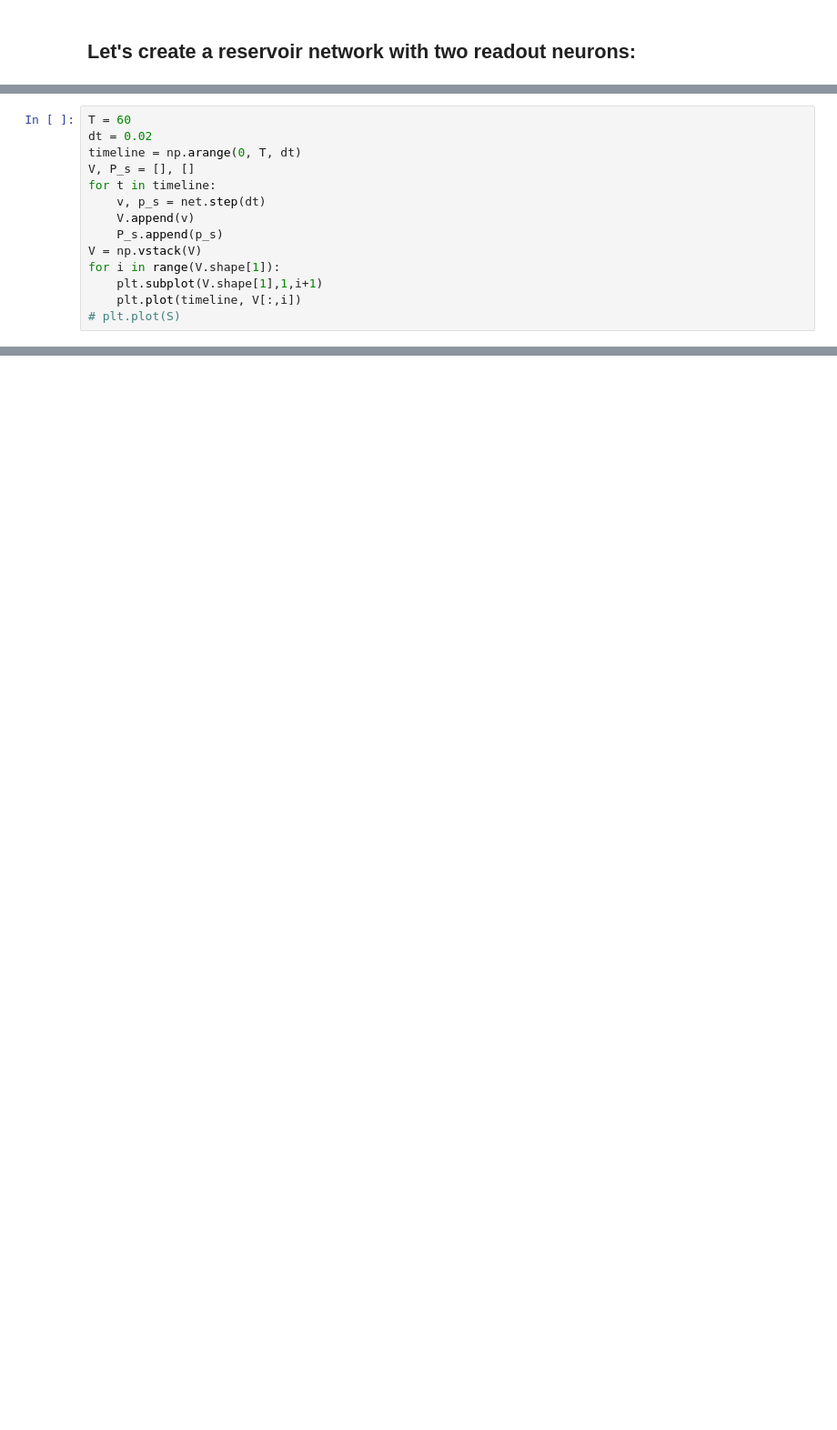
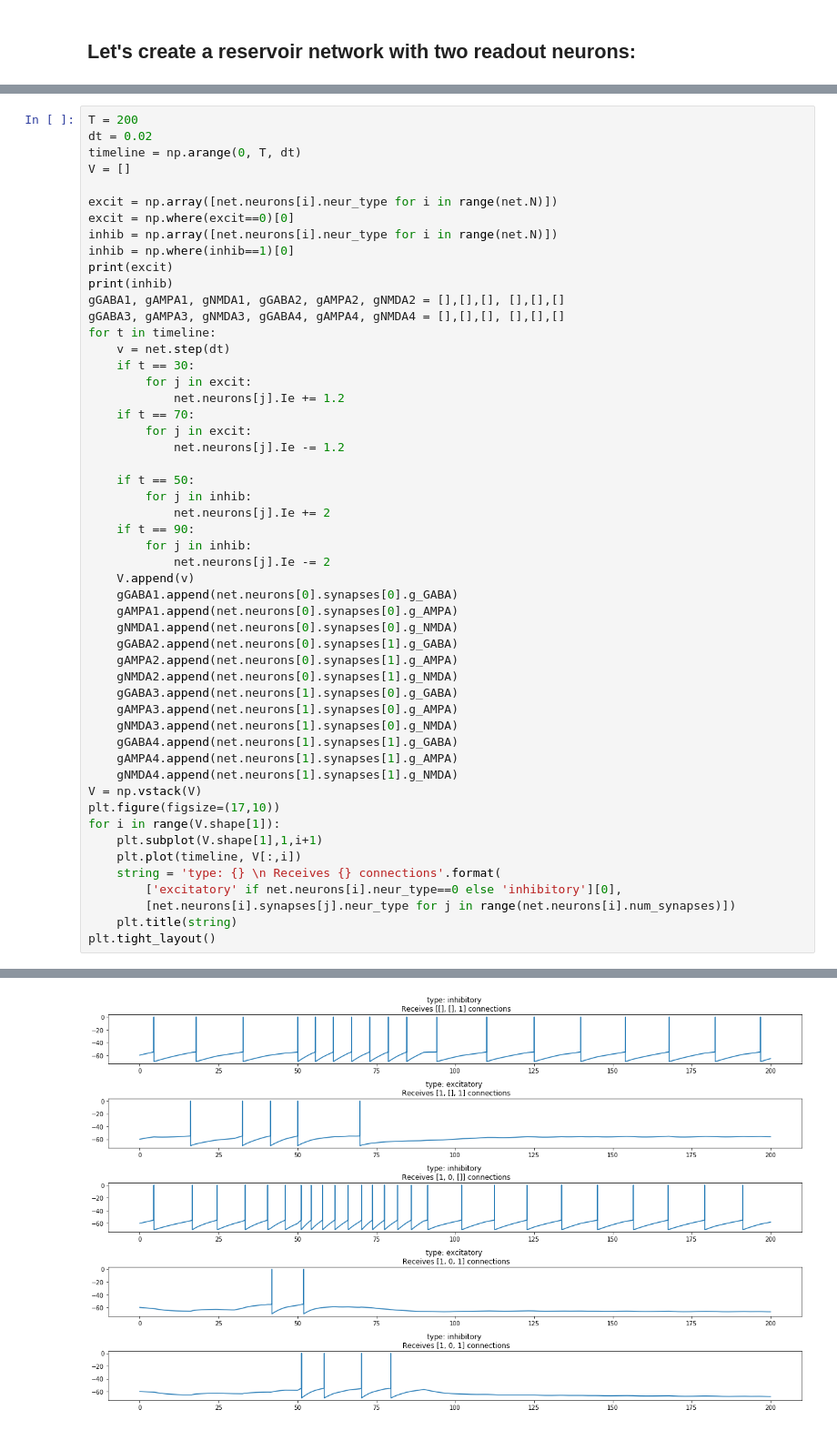
Before and after one commit to zardoz81/TUTORIALS, a Jupyter notebook: Integrate_and_fire_ExInh-Eligibility.ipynb, the cells around one changed output, grey strips where cells are left out. Shown: that part at 91% size. Drawn from its saved outputs; the diff is of its cells as text; blank space fills up the shorter version.

```diff
--- a/Integrate_and_fire_ExInh-Eligibility.ipynb
+++ b/Integrate_and_fire_ExInh-Eligibility.ipynb
@@ -526,14 +271,0 @@ dt:             0.01
-# %%
-T = 60
-dt = 0.02
-timeline = np.arange(0, T, dt)
-V, P_s = [], []
-for t in timeline:
-    v, p_s = net.step(dt)
-    V.append(v)
-    P_s.append(p_s)
-V = np.vstack(V)
-for i in range(V.shape[1]):
-    plt.subplot(V.shape[1],1,i+1)
-    plt.plot(timeline, V[:,i])
-# plt.plot(S)
@@ -561,0 +272,53 @@ array([[[0, 0, 0, 0, 0, 0],
+# %%
+T = 200
+dt = 0.02
+timeline = np.arange(0, T, dt)
+V = []
+
+excit = np.array([net.neurons[i].neur_type for i in range(net.N)])
+excit = np.where(excit==0)[0]
+inhib = np.array([net.neurons[i].neur_type for i in range(net.N)])
+inhib = np.where(inhib==1)[0]
+print(excit)
+print(inhib)
+gGABA1, gAMPA1, gNMDA1, gGABA2, gAMPA2, gNMDA2 = [],[],[], [],[],[]
+gGABA3, gAMPA3, gNMDA3, gGABA4, gAMPA4, gNMDA4 = [],[],[], [],[],[]
+for t in timeline:
+    v = net.step(dt)
+    if t == 30:
+        for j in excit:
+            net.neurons[j].Ie += 1.2
+    if t == 70:
+        for j in excit:
+            net.neurons[j].Ie -= 1.2
+
+    if t == 50:
+        for j in inhib:
+            net.neurons[j].Ie += 2
+    if t == 90:
+        for j in inhib:
+            net.neurons[j].Ie -= 2
+    V.append(v)
+    gGABA1.append(net.neurons[0].synapses[0].g_GABA)
+    gAMPA1.append(net.neurons[0].synapses[0].g_AMPA)
+    gNMDA1.append(net.neurons[0].synapses[0].g_NMDA)
+    gGABA2.append(net.neurons[0].synapses[1].g_GABA)
+    gAMPA2.append(net.neurons[0].synapses[1].g_AMPA)
+    gNMDA2.append(net.neurons[0].synapses[1].g_NMDA)
+    gGABA3.append(net.neurons[1].synapses[0].g_GABA)
+    gAMPA3.append(net.neurons[1].synapses[0].g_AMPA)
+    gNMDA3.append(net.neurons[1].synapses[0].g_NMDA)
+    gGABA4.append(net.neurons[1].synapses[1].g_GABA)
+    gAMPA4.append(net.neurons[1].synapses[1].g_AMPA)
+    gNMDA4.append(net.neurons[1].synapses[1].g_NMDA)
+V = np.vstack(V)
+plt.figure(figsize=(17,10))
+for i in range(V.shape[1]):
+    plt.subplot(V.shape[1],1,i+1)
+    plt.plot(timeline, V[:,i])
+    string = 'type: {} \n Receives {} connections'.format(
+        ['excitatory' if net.neurons[i].neur_type==0 else 'inhibitory'][0],
+        [net.neurons[i].synapses[j].neur_type for j in range(net.neurons[i].num_synapses)])
+    plt.title(string)
+plt.tight_layout()
+# %% [output]
@@ -561,0 +327 @@ array([[[0, 0, 0, 0, 0, 0],
+[figure, added]
```
Also changed, not shown: parts of 12 cells of this notebook, 1 other file.
